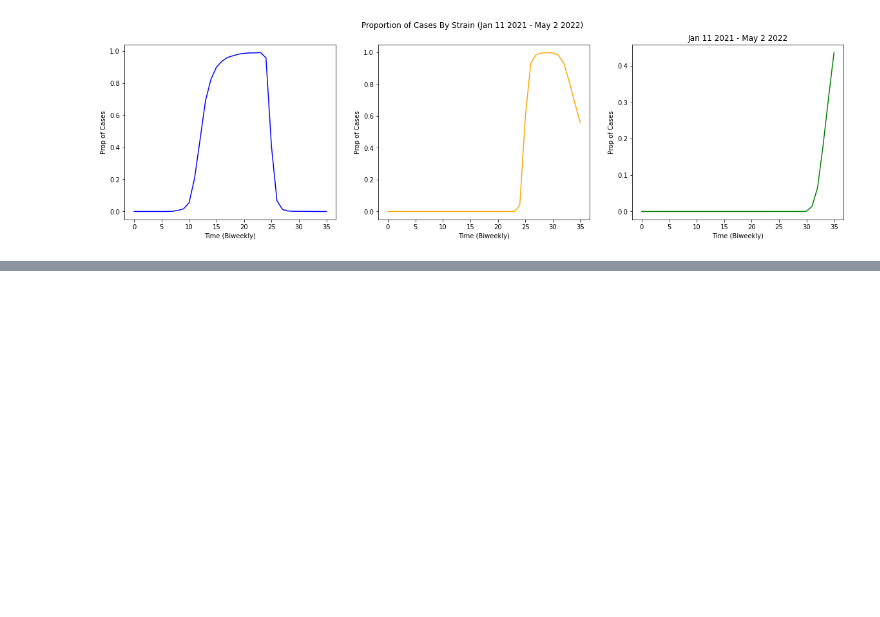
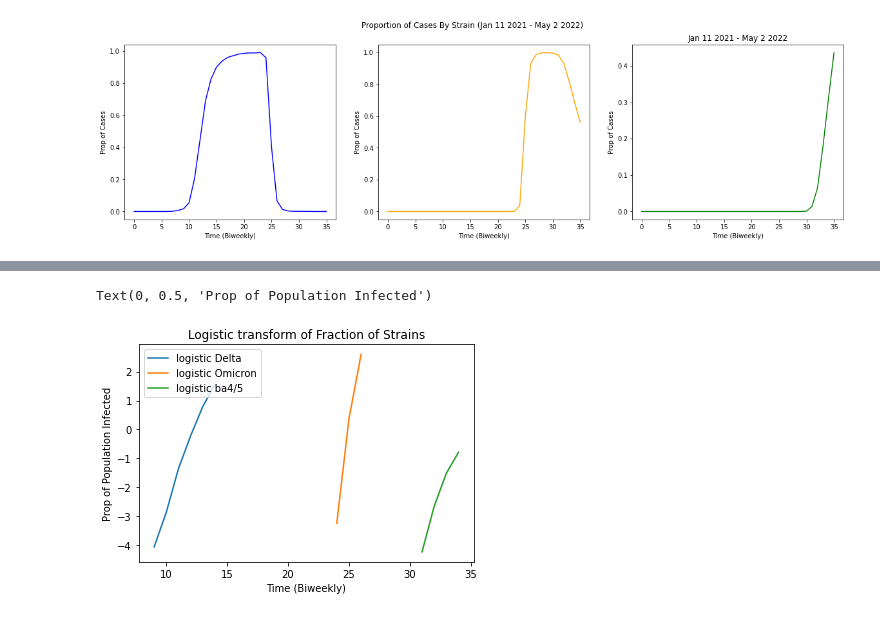
Before and after one commit to JennyHuang19/DOMATH_2022_COVID_MODELING, a Jupyter notebook: is_beta_wave_consistent.ipynb, the cells around one changed output, grey strips where cells are left out. Saved outputs shown, nothing was run; the diff lists cells and outputs as text; code cells hidden in the pictures; blank space fills up the shorter version.

```diff
--- a/is_beta_wave_consistent.ipynb
+++ b/is_beta_wave_consistent.ipynb
@@ -328,0 +293,10 @@ propDelta
+# %%
+from datetime import datetime
+
+ds = []
+
+for d in range(len(covid_vc["week"])):
+    print(datetime.strptime(covid_vc["week"][d], "%Y-%m-%d"))
+    ds.append(datetime.strptime(covid_vc["week"][d], "%Y-%m-%d"))
+ds
+covid_vc["date_time"] = ds
@@ -627,0 +653,5 @@ fig.savefig('variant_competition_logistic.pdf')
+# %%
+covid_vc["logistic_perc_deltas"] = log( covid_vc["perc_deltas"]/(1-covid_vc["perc_deltas"]) )
+covid_vc["logistic_perc_omicron"] = log(covid_vc["perc_omicrons"]/(1-covid_vc["perc_omicrons"]))
+covid_vc["logistic_perc_ba45"] = log(covid_vc["perc_ba45"]/(1-covid_vc["perc_ba45"]))
+covid_vc
@@ -627,0 +676,13 @@ fig.savefig('variant_competition_logistic.pdf')
+# %%
+# According to page 4 of var_comp: Can we assume s(t) and r(t) are constant?
+fig, ax = plt.subplots()
+ax.plot(covid_vc["logistic_perc_deltas"][9:15], label='logistic Delta')
+ax.plot(covid_vc["logistic_perc_omicron"][24:27], label='logistic Omicron')
+ax.plot(covid_vc["logistic_perc_ba45"][31:35], label='logistic ba4/5')
+legend = ax.legend(loc='upper left')
+plt.title('Logistic transform of Fraction of Strains')
+plt.xlabel('Time (Biweekly)')
+plt.ylabel('Prop of Population Infected')
+# %% [output]
+Text(0, 0.5, 'Prop of Population Infected')
+[figure, added]
```
Also changed, not shown: parts of 17 cells of this notebook.
